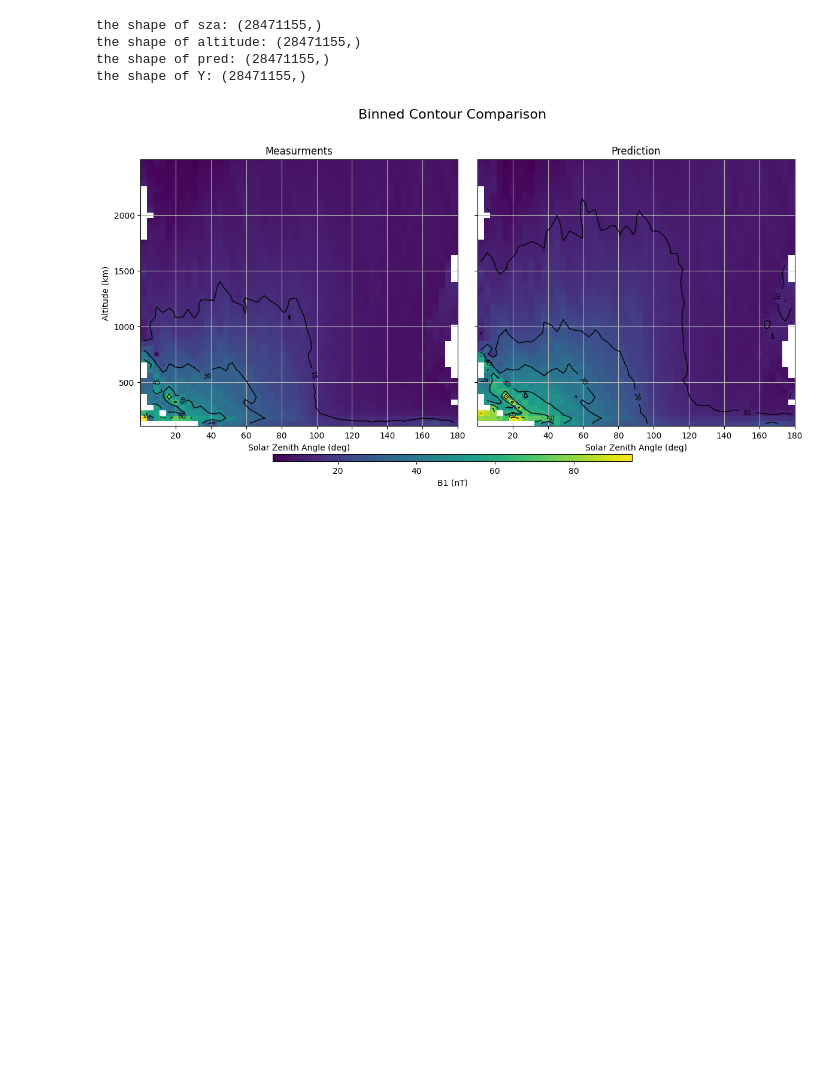
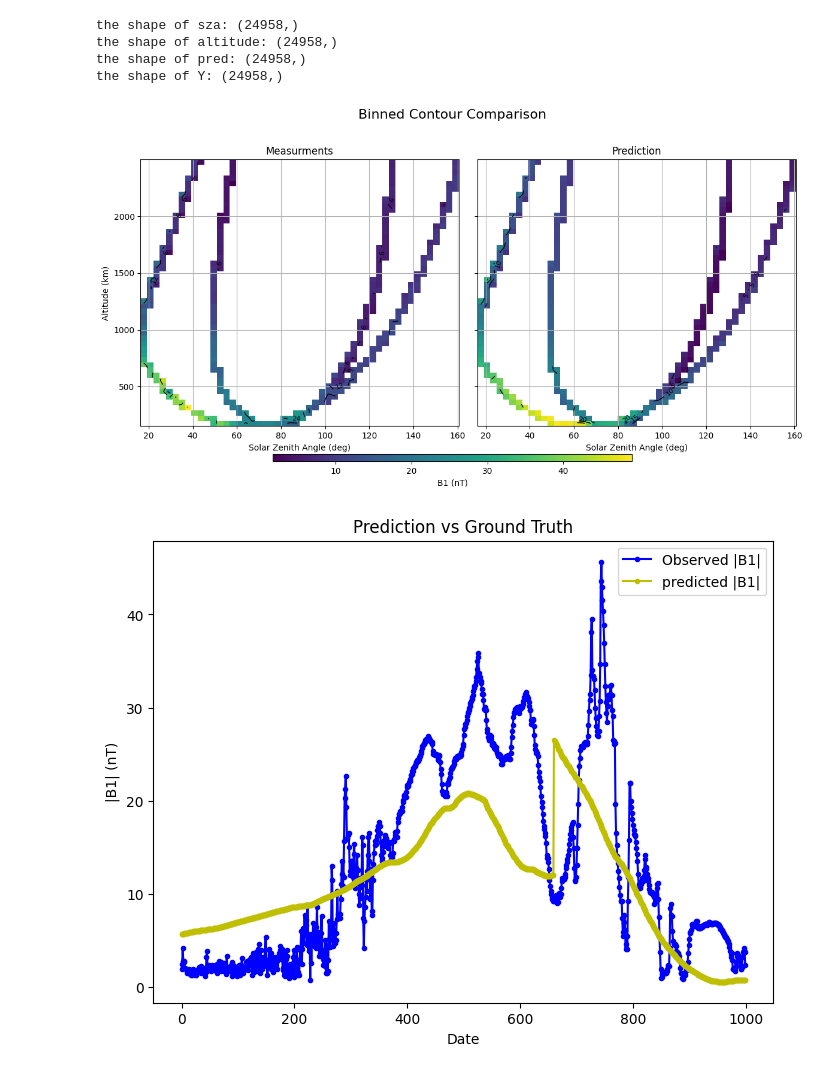
Before and after one commit to HuanWinter/B_Mars, a Jupyter notebook: Analysis.ipynb, the cells around one changed output. Drawn from its saved outputs; the diff is of its cells as text; code cells hidden in the pictures; blank space fills up the shorter version.

```diff
--- a/Analysis.ipynb
+++ b/Analysis.ipynb
@@ -3,16 +3,17 @@ import h5py
 import numpy as np
 from scipy.io import readsav
 
-save_h5 = 'Res/results.h5'
-figname = 'Figs/sza_vs_alt.png'
+save_h5 = 'Res/results_2016case.h5'
+figname = 'Figs/sza_vs_alt_2016case.png'
 
 # N = 9234250
 
 with h5py.File(save_h5, 'r') as f:
 
-    pred = np.array(f['Y_pred'])
-    Y = np.array(f['Y'])
+    pred = np.sqrt(np.mean(np.array(f['Y_pred_MLP'])**2, axis=1))
+    Y = np.sqrt(np.mean(np.array(f['Y'])**2, axis=1))
     X = np.array(f['X'])
+    leng = np.array(f['len'])
 
 filename = 'Mars.save'
 data = readsav(filename)
@@ -28,23 +29,31 @@ print('the shape of altitude: {}'.format(altitude.shape))
 print('the shape of pred: {}'.format(pred.shape))
 print('the shape of Y: {}'.format(Y.shape))
 # %% [output]
-the shape of sza: (28471155,)
-the shape of altitude: (28471155,)
-the shape of pred: (28471155,)
-the shape of Y: (28471155,)
+the shape of sza: (24958,)
+the shape of altitude: (24958,)
+the shape of pred: (24958,)
+the shape of Y: (24958,)
 # %%
-from funs import plot_dual_binned_prediction_contour
+from funs import plot_dual_binned_prediction_contour, plot_prediction_comparison
 
 idx = np.where(altitude<2500)[0]
 
 plot_dual_binned_prediction_contour(
     sza = sza,
     altitude = altitude,
     predict = pred,
     measure = Y,
     idx_sel=idx,
     bins=50,
     figname = 'Figs/B1_sza_vs_alt.png',
     )
+
+plot_prediction_comparison(
+    pred=pred[3500:4500],
+    Y=Y[3500:4500],
+    bins=50,
+    figname='Figs/B1_pred_vs_true.png'
+)
 # %% [output]
-[figure, old version]
+[figure, new version]
+[figure, added]
```
Also changed, not shown: parts of 1 cell of this notebook, 9 other files.
